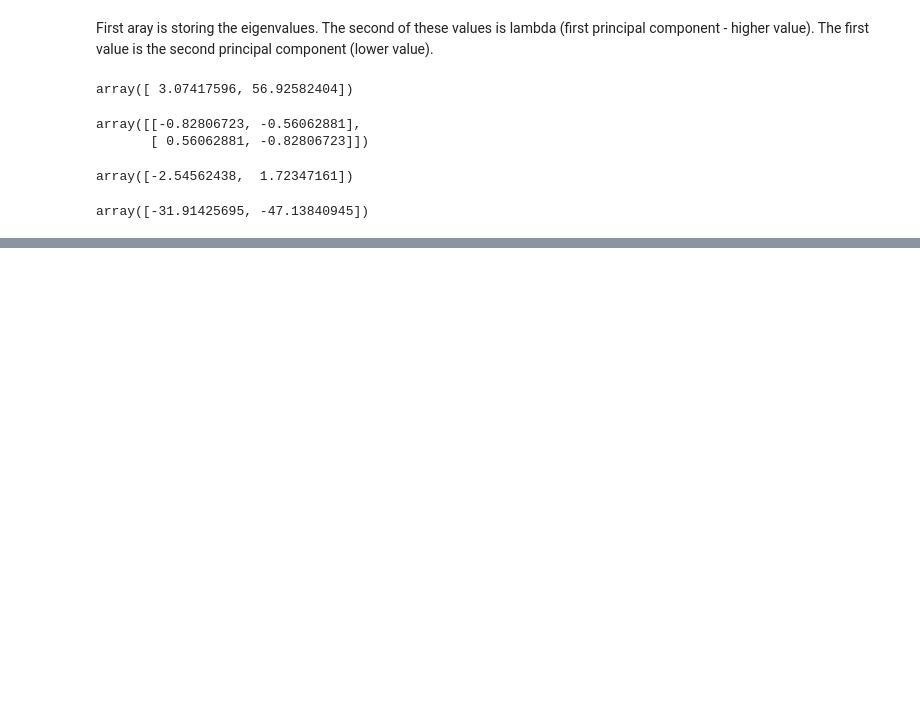
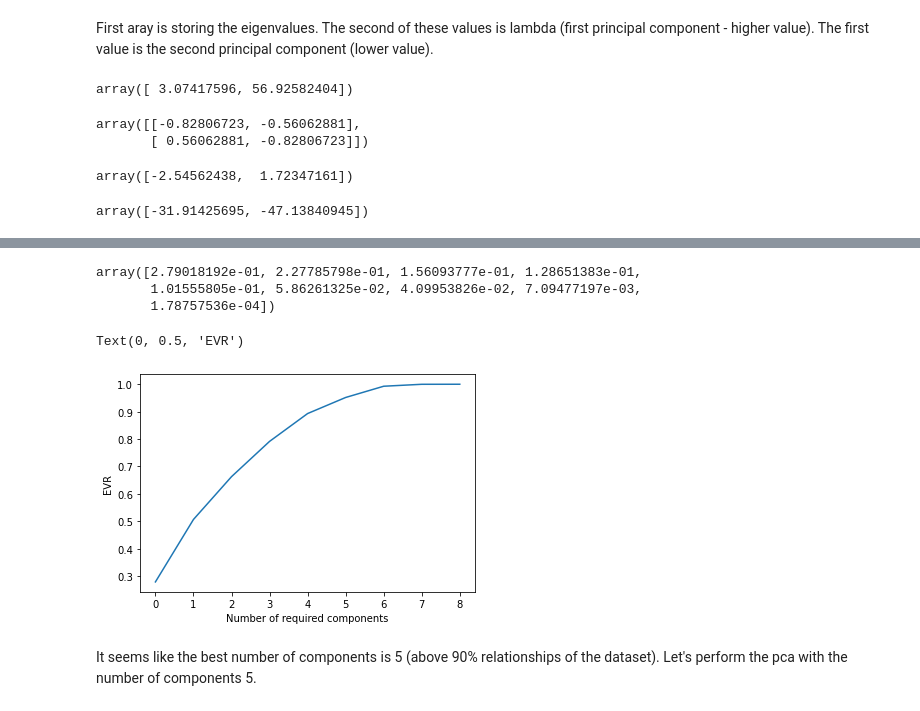
Before and after one commit to dataqueenpend/INueron_Lectures, a Jupyter notebook: ML Algorithms Lectures/Clustering/PCA - Implementation.ipynb, the cells around one changed output, grey strips where cells are left out. Saved outputs shown, nothing was run; the diff lists cells and outputs as text; code cells hidden in the pictures; blank space fills up the shorter version.

```diff
--- a/ML Algorithms Lectures/Clustering/PCA - Implementation.ipynb
+++ b/ML Algorithms Lectures/Clustering/PCA - Implementation.ipynb
@@ -103,0 +161,3 @@ pc2_arr = A @ x[:,0] # Multipying by second principal component
+# %%
+X = dfg.drop(columns=['Type'])
+X
@@ -103,0 +191,6 @@ pc2_arr = A @ x[:,0] # Multipying by second principal component
+# %%
+# Applying Standard Scaler
+from sklearn.preprocessing import StandardScaler
+scaler = StandardScaler()
+x_scaled = scaler.fit_transform(X)
+x_scaled
@@ -103,0 +211,7 @@ pc2_arr = A @ x[:,0] # Multipying by second principal component
+# %%
+# Converting to df
+df_scaled = pd.DataFrame(x_scaled)
+# %%
+# PCA with sklearn
+transfomerd= pca.fit_transform(df_scaled)
+transfomed
@@ -103,0 +232,17 @@ pc2_arr = A @ x[:,0] # Multipying by second principal component
+# %%
+pca.explained_variance_ratio_
+# %% [output]
+array([2.79018192e-01, 2.27785798e-01, 1.56093777e-01, 1.28651383e-01,
+       1.01555805e-01, 5.86261325e-02, 4.09953826e-02, 7.09477197e-03,
+       1.78757536e-04])
+# %%
+# Plotting Screenplot
+plt.figure()
+plt.plot(np.cumsum(pca.explained_variance_ratio_))
+plt.xlabel('Number of required components')
+plt.ylabel('EVR')
+# %% [output]
+Text(0, 0.5, 'EVR')
+[figure, added]
+# %% [markdown]
+It seems like the best number of components is 5 (above 90% relationships of the dataset). Let's perform the pca with the number of components 5.
```
Also changed, not shown: parts of 25 cells of this notebook, 1 other file.
